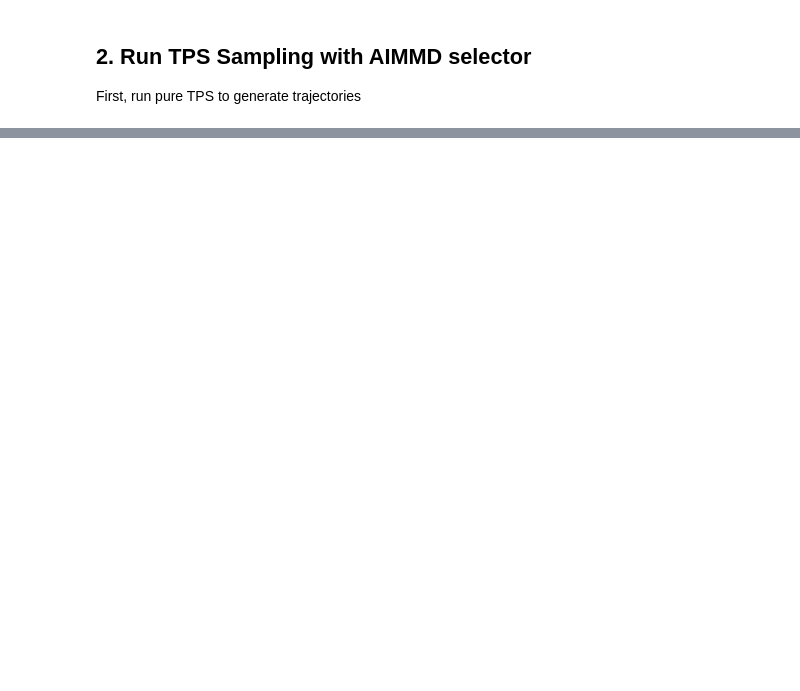
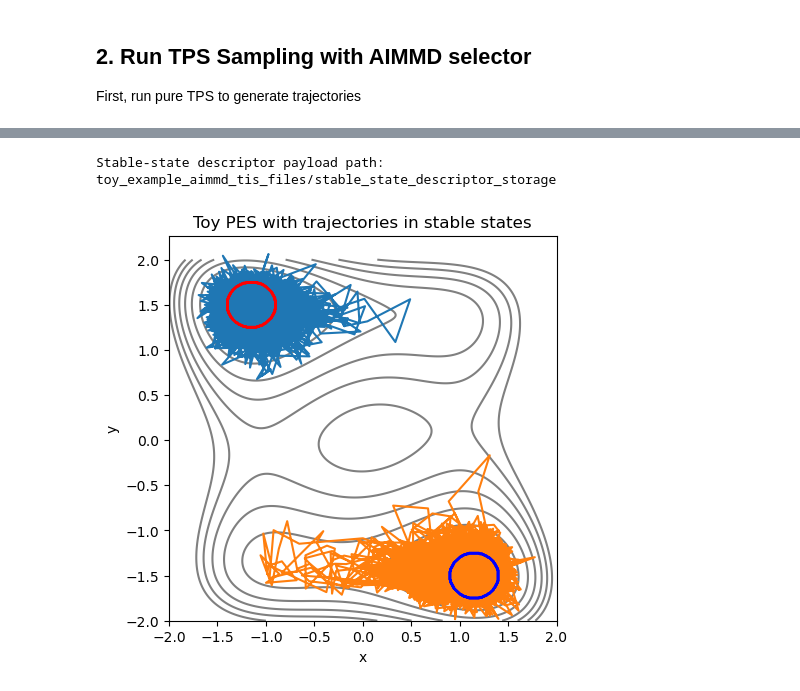
Before and after one commit to Rik-Breebaart/aimmd-tis, a Jupyter notebook: examples/aimmd_with_toy_systems.ipynb, the cells around one changed output, grey strips where cells are left out. Saved outputs shown, nothing was run; the diff lists cells and outputs as text; code cells hidden in the pictures; blank space fills up the shorter version.

```diff
--- a/examples/aimmd_with_toy_systems.ipynb
+++ b/examples/aimmd_with_toy_systems.ipynb
@@ -50,7 +49,7 @@ tps_setup = ToyTPSSetup(
     integrator_params={
         'dt': 0.05,
         'temperature': 1,
-        'gamma': 2.5
+        'gamma': 10
     }
 )
 
@@ -73,3 +70,7 @@ Engine: [ToyEngine]
+# %%
+# define directory for saving results
+results_dir = Path("toy_example_aimmd_tis_files")
+results_dir.mkdir(exist_ok=True)
 # %% [markdown]
 ## 1.a Setup AIMMD
 setup AIMMD using aimmd-setup infrastructure.
@@ -239,0 +277,62 @@ WARNING:aimmd.base.rcmodel:aimmd storage passed as density collector cache file
+# %%
+# ------------------------------------------------------------------
+# 2. Persist stable-state descriptor data using ops-setup DescriptorStorage
+# ------------------------------------------------------------------
+from ops_setup.descriptor_storage import build_stable_state_storage
+from ops_setup.descriptor_storage import load_stable_state_payload
+
+stable_payload_storage_path = results_dir / "stable_state_descriptor_storage"
+stable_state_labels = ["A", "B"]
+
+if run_stable or not stable_payload_storage_path.with_suffix(".meta.json").exists():
+    _stable_storage = build_stable_state_storage(
+        storage_paths=storage_paths_stable_states,
+        descriptor_transform=descriptor_transform,
+        output_path=stable_payload_storage_path,
+        state_volumes=tps_setup.states,
+        state_labels=stable_state_labels,
+        descriptor_name="descriptors",
+        set_name="stable",
+        method_type="stable-state",
+    )
+    print(_stable_storage.summary())
+
+print(f"Stable-state descriptor payload path: {stable_payload_storage_path}")
+
+# ------------------------------------------------------------------
+# 2. Load stable-state payload at the RPE stage
+# ------------------------------------------------------------------
+if "stable_payload_storage_path" not in locals():
+    stable_payload_storage_path = results_dir / "stable_state_descriptor_storage"
+if "stable_state_labels" not in locals():
+    stable_state_labels = ["A", "B"]
+
+stable_payload = load_stable_state_payload(
+    stable_payload_storage_path,
+    descriptor_name="descriptors",
+    set_name="stable",
+    state_labels=stable_state_labels,
+)
+
+data_stable = {
+    "descriptors": stable_payload["descriptors"],
+    "shot_results": stable_payload["shot_results"],
+    "in_state_flags": stable_payload["in_state_flags"],
+}
+# %% [output]
+Stable-state descriptor payload path: toy_example_aimmd_tis_files/stable_state_descriptor_storage
+# %%
+#visualize the trajectory
+fig, ax = plt.subplots(1, 1, figsize=(5, 5))
+increment_stable = 10
+viz.plot_potential_contour(ax=ax)
+ax.plot(data_stable["descriptors"][0][::increment_stable,0], data_stable["descriptors"][0][::increment_stable,1])
+ax.plot(data_stable["descriptors"][1][::increment_stable,0], data_stable["descriptors"][1][::increment_stable,1])
+
+viz.plot_states(ax=ax)
+ax.set_title("Toy PES with trajectories in stable states")
+ax.set_xlabel("x")
+ax.set_ylabel("y")
+plt.show()
+# %% [output]
+[figure, added]
```
Also changed, not shown: parts of 39 cells of this notebook, 7 other files.
